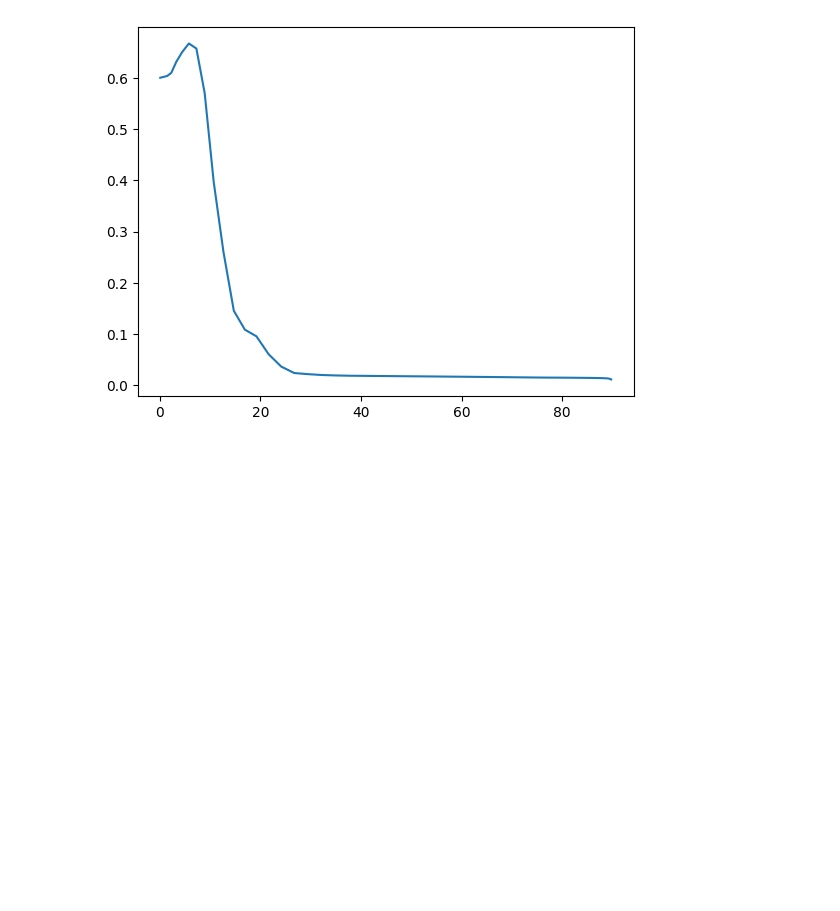
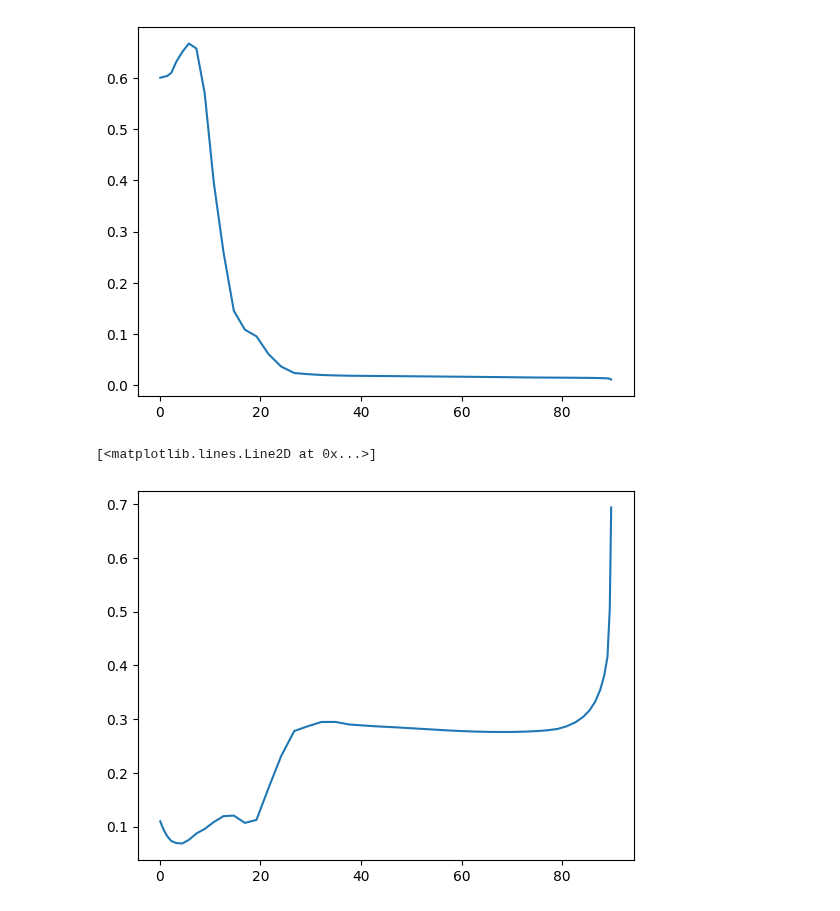
Before and after one commit to SpyrosAcheimastos/LAC, a Jupyter notebook: our_design/Assignment_1/Part3/Part_3_plotting.ipynb, the cells around one changed output. Cells and saved outputs as stored; diff of their text form; code cells hidden in the pictures; blank space fills up the shorter version.

```diff
--- a/our_design/Assignment_1/Part3/Part_3_plotting.ipynb
+++ b/our_design/Assignment_1/Part3/Part_3_plotting.ipynb
@@ -182,3 +182,8 @@ plt.plot(ind_data["s_m"], ind_data["Cd"])
 C:\Users\jimwi\PycharmProjects\LAC\LAC\our_design\res_hwac2s\BB_redesign_hawc2s_multitsr_compute_rigid_opt_u8000.ind
 [<matplotlib.lines.Line2D at 0x...>]
 [figure]
+# %%
+plt.plot(ind_data['s_m'],ind_data['a'])
+# %% [output]
+[<matplotlib.lines.Line2D at 0x...>]
+[figure, added]
```
Also changed, not shown: parts of 1 cell of this notebook.
